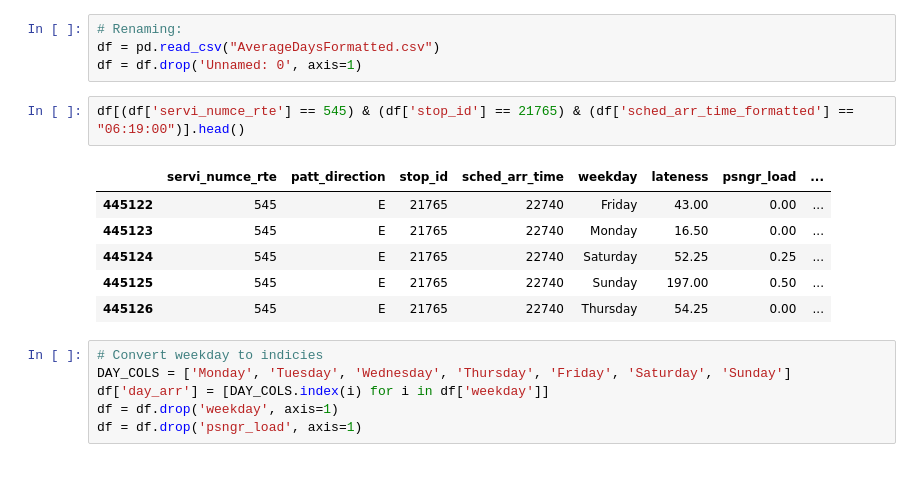
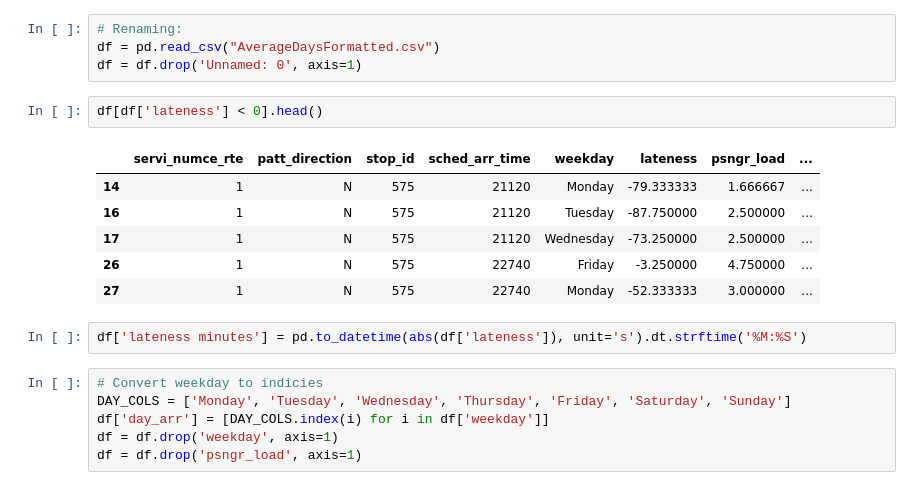
Before and after one commit to levkoch/bus-442, a Jupyter notebook: delays/data_cleaing.ipynb, the cells around one changed output. Saved outputs shown, nothing was run; the diff lists cells and outputs as text.

```diff
--- a/delays/data_cleaing.ipynb
+++ b/delays/data_cleaing.ipynb
@@ -196,14 +196,16 @@ avg_times.to_csv('FiveMinuteDelayAverages.csv')
 df = pd.read_csv("AverageDaysFormatted.csv")
 df = df.drop('Unnamed: 0', axis=1)
 # %%
-df[(df['servi_numce_rte'] == 545) & (df['stop_id'] == 21765) & (df['sched_arr_time_formatted'] == "06:19:00")].head()
+df[df['lateness'] < 0].head()
 # %% [output]
 |  | servi_numce_rte | patt_direction | stop_id | sched_arr_time | weekday | lateness | psngr_load | ... |
-| 445122 | 545 | E | 21765 | 22740 | Friday | 43.00 | 0.00 | ... |
-| 445123 | 545 | E | 21765 | 22740 | Monday | 16.50 | 0.00 | ... |
-| 445124 | 545 | E | 21765 | 22740 | Saturday | 52.25 | 0.25 | ... |
-| 445125 | 545 | E | 21765 | 22740 | Sunday | 197.00 | 0.50 | ... |
-| 445126 | 545 | E | 21765 | 22740 | Thursday | 54.25 | 0.00 | ... |
+| 14 | 1 | N | 575 | 21120 | Monday | -79.333333 | 1.666667 | ... |
+| 16 | 1 | N | 575 | 21120 | Tuesday | -87.750000 | 2.500000 | ... |
+| 17 | 1 | N | 575 | 21120 | Wednesday | -73.250000 | 2.500000 | ... |
+| 26 | 1 | N | 575 | 22740 | Friday | -3.250000 | 4.750000 | ... |
+| 27 | 1 | N | 575 | 22740 | Monday | -52.333333 | 3.000000 | ... |
+# %%
+df['lateness minutes'] = pd.to_datetime(abs(df['lateness']), unit='s').dt.strftime('%M:%S')
 # %%
 # Convert weekday to indicies
 DAY_COLS = ['Monday', 'Tuesday', 'Wednesday', 'Thursday', 'Friday', 'Saturday', 'Sunday']
```
Also changed, not shown: parts of 1 cell of this notebook, 3 other files.
